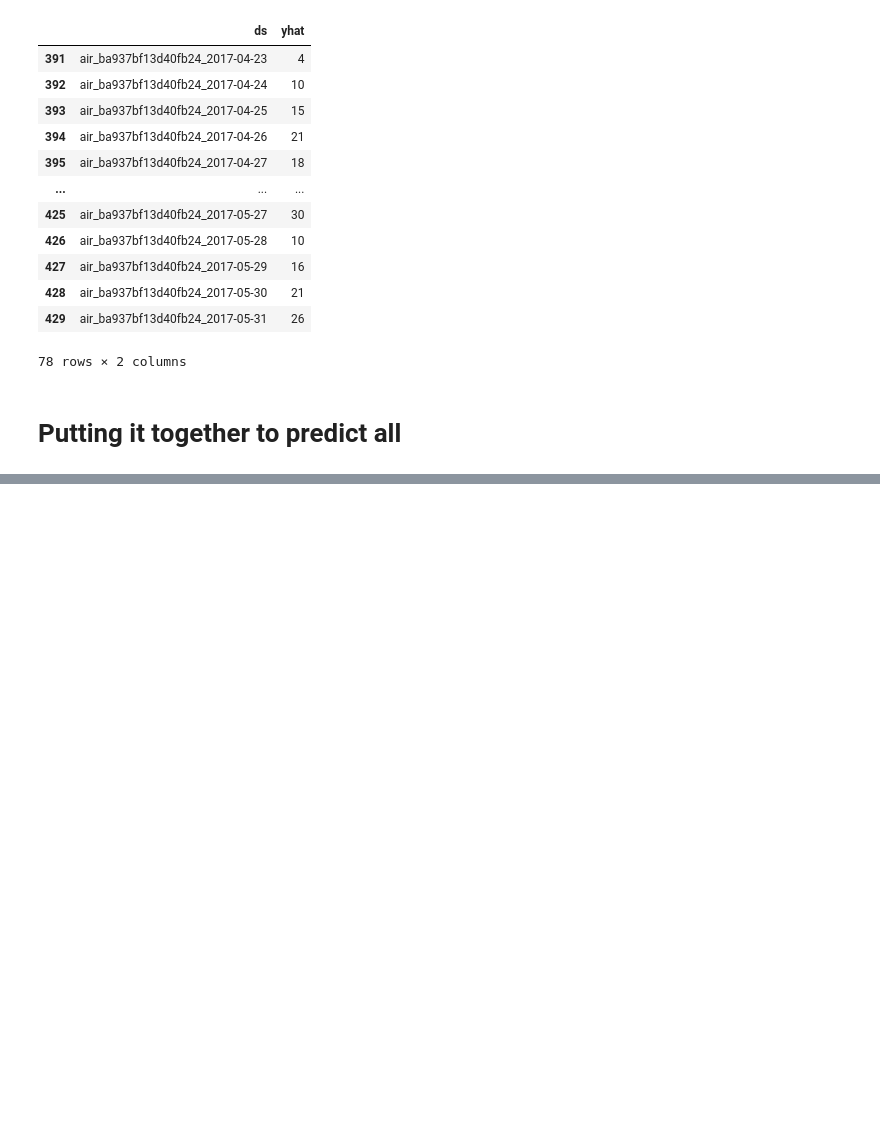
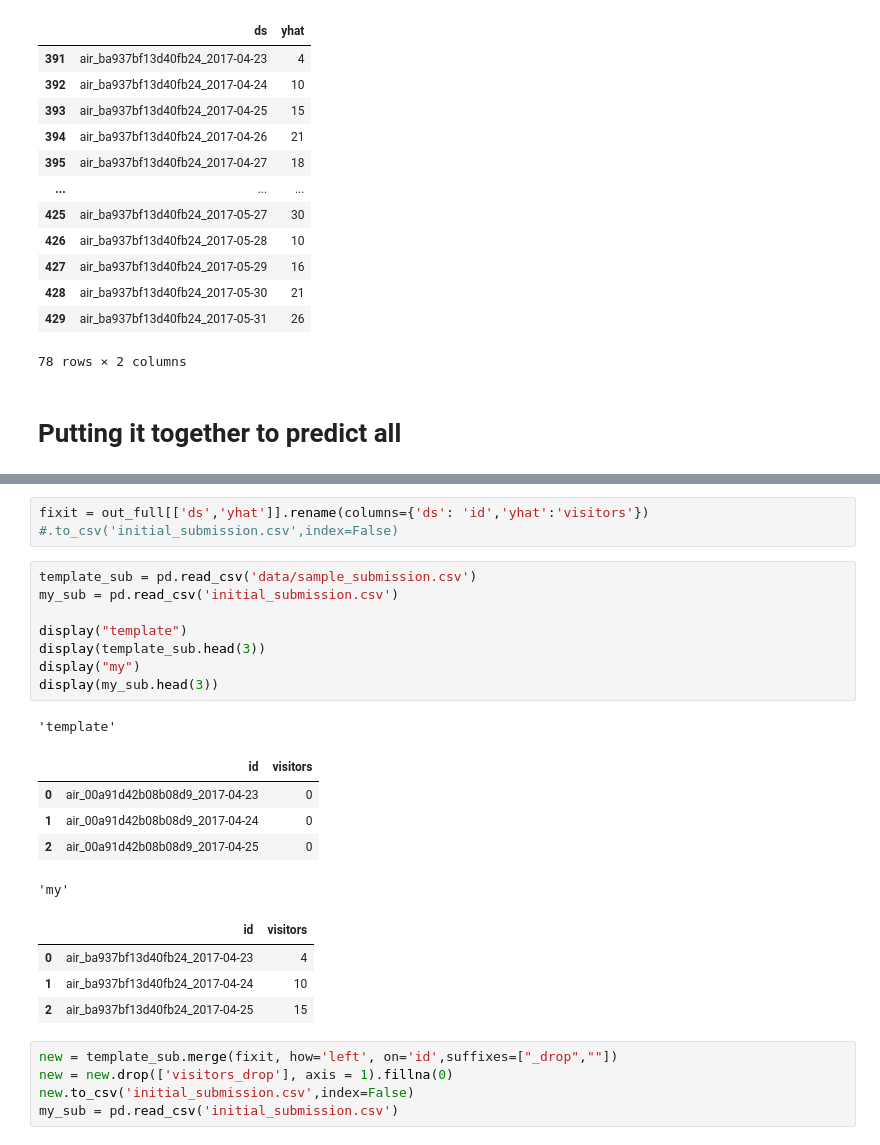
Before and after one commit to EmilMachine/ml_club, a Jupyter notebook: 12_restaurant_visitor_forecasting/emil/quick_explore.ipynb, the cells around one changed output, grey strips where cells are left out. Cells and saved outputs as stored; diff of their text form; blank space fills up the shorter version.

```diff
--- a/12_restaurant_visitor_forecasting/emil/quick_explore.ipynb
+++ b/12_restaurant_visitor_forecasting/emil/quick_explore.ipynb
@@ -292,2 +306,28 @@ out_full is None
 # %% [output]
 False
+# %%
+fixit = out_full[['ds','yhat']].rename(columns={'ds': 'id','yhat':'visitors'}) #.to_csv('initial_submission.csv',index=False)
+# %%
+template_sub = pd.read_csv('data/sample_submission.csv')
+my_sub = pd.read_csv('initial_submission.csv')
+
+display("template")
+display(template_sub.head(3))
+display("my")
+display(my_sub.head(3))
+# %% [output]
+'template'
+|  | id | visitors |
+| 0 | air_00a91d42b08b08d9_2017-04-23 | 0 |
+| 1 | air_00a91d42b08b08d9_2017-04-24 | 0 |
+| 2 | air_00a91d42b08b08d9_2017-04-25 | 0 |
+'my'
+|  | id | visitors |
+| 0 | air_ba937bf13d40fb24_2017-04-23 | 4 |
+| 1 | air_ba937bf13d40fb24_2017-04-24 | 10 |
+| 2 | air_ba937bf13d40fb24_2017-04-25 | 15 |
+# %%
+new = template_sub.merge(fixit, how='left', on='id',suffixes=["_drop",""])
+new = new.drop(['visitors_drop'], axis = 1).fillna(0)
+new.to_csv('initial_submission.csv',index=False)
+my_sub = pd.read_csv('initial_submission.csv')
```
Also changed, not shown: parts of 10 cells of this notebook, 1 other file.
